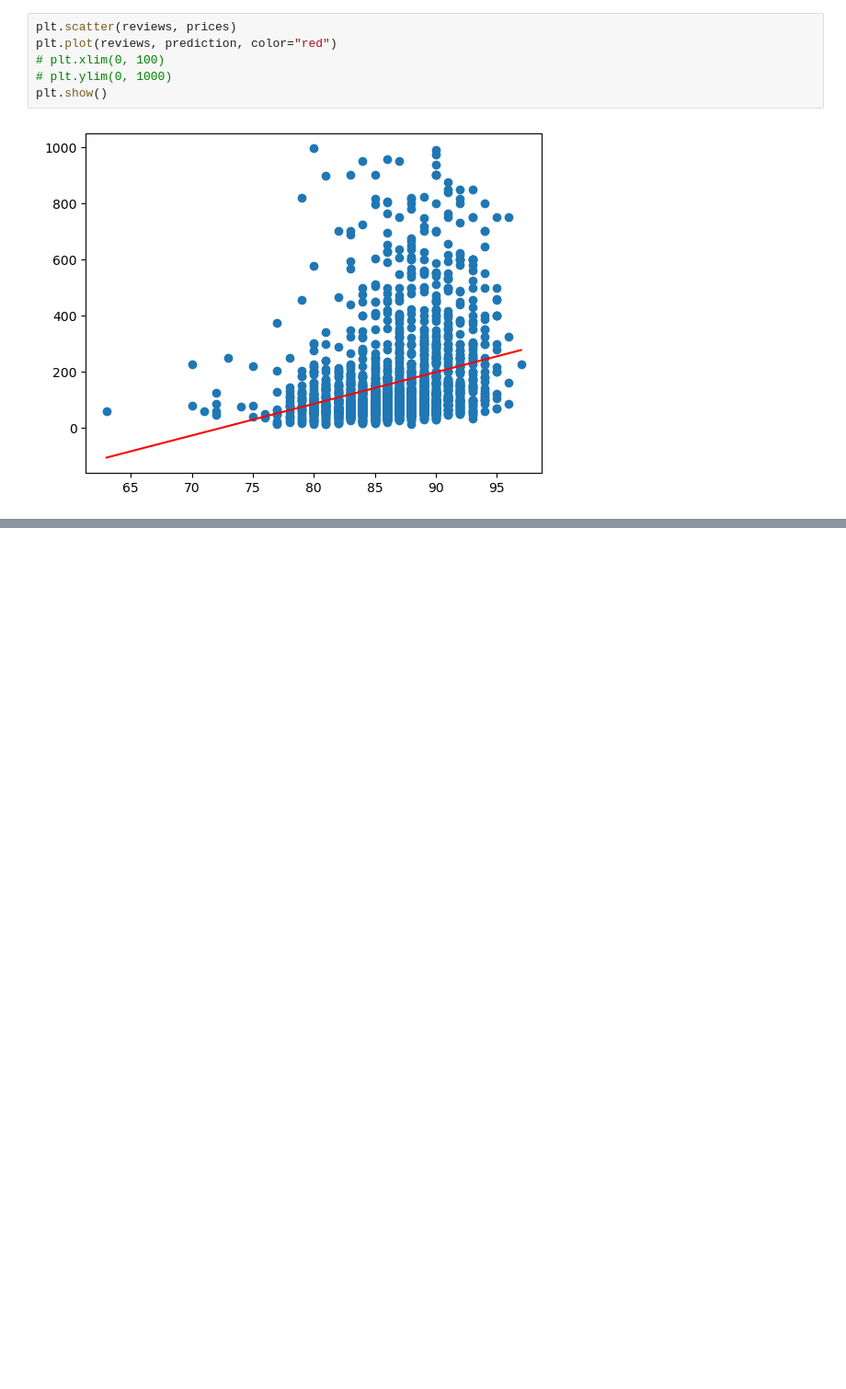
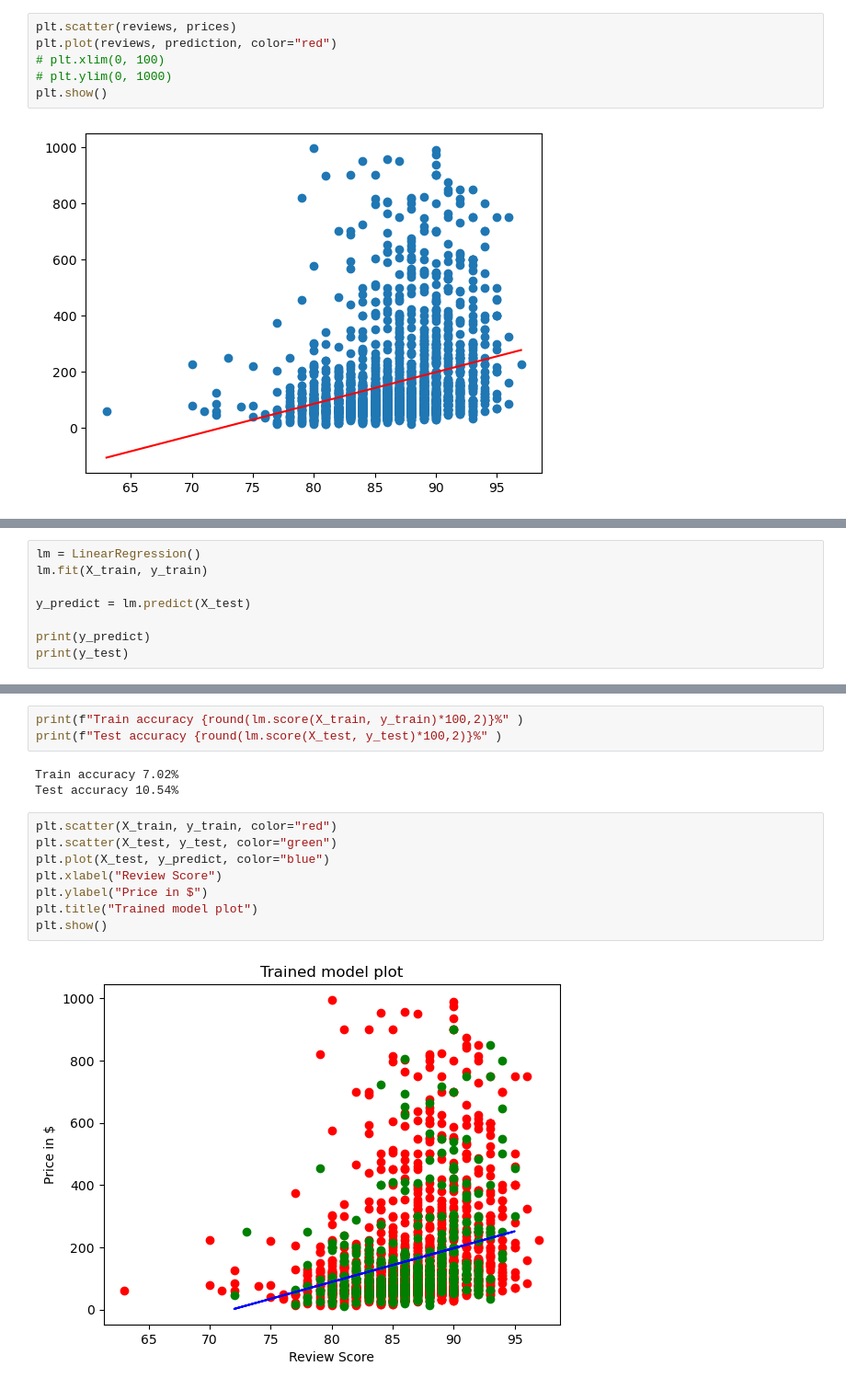
Before and after one commit to mcsadri/linear-regression, a Jupyter notebook: linear-regresssion.ipynb, the cells around one changed output, grey strips where cells are left out. Shown: that part at 92% size. Drawn from its saved outputs; the diff is of its cells as text; blank space fills up the shorter version.

Commit message:
Kaggle Notebook | Linear Regresssion | Version 12

```diff
--- a/linear-regresssion.ipynb
+++ b/linear-regresssion.ipynb
@@ -179,0 +201,8 @@ plt.show()
+# %%
+lm = LinearRegression()
+lm.fit(X_train, y_train)
+
+y_predict = lm.predict(X_test)
+
+print(y_predict)
+print(y_test)
@@ -179,0 +227,16 @@ plt.show()
+# %%
+print(f"Train accuracy {round(lm.score(X_train, y_train)*100,2)}%" )
+print(f"Test accuracy {round(lm.score(X_test, y_test)*100,2)}%" )
+# %% [output]
+Train accuracy 7.02%
+Test accuracy 10.54%
+# %%
+plt.scatter(X_train, y_train, color="red")
+plt.scatter(X_test, y_test, color="green")
+plt.plot(X_test, y_predict, color="blue")
+plt.xlabel("Review Score")
+plt.ylabel("Price in $")
+plt.title("Trained model plot")
+plt.show()
+# %% [output]
+[figure, added]
```
Also changed, not shown: parts of 5 cells of this notebook.
